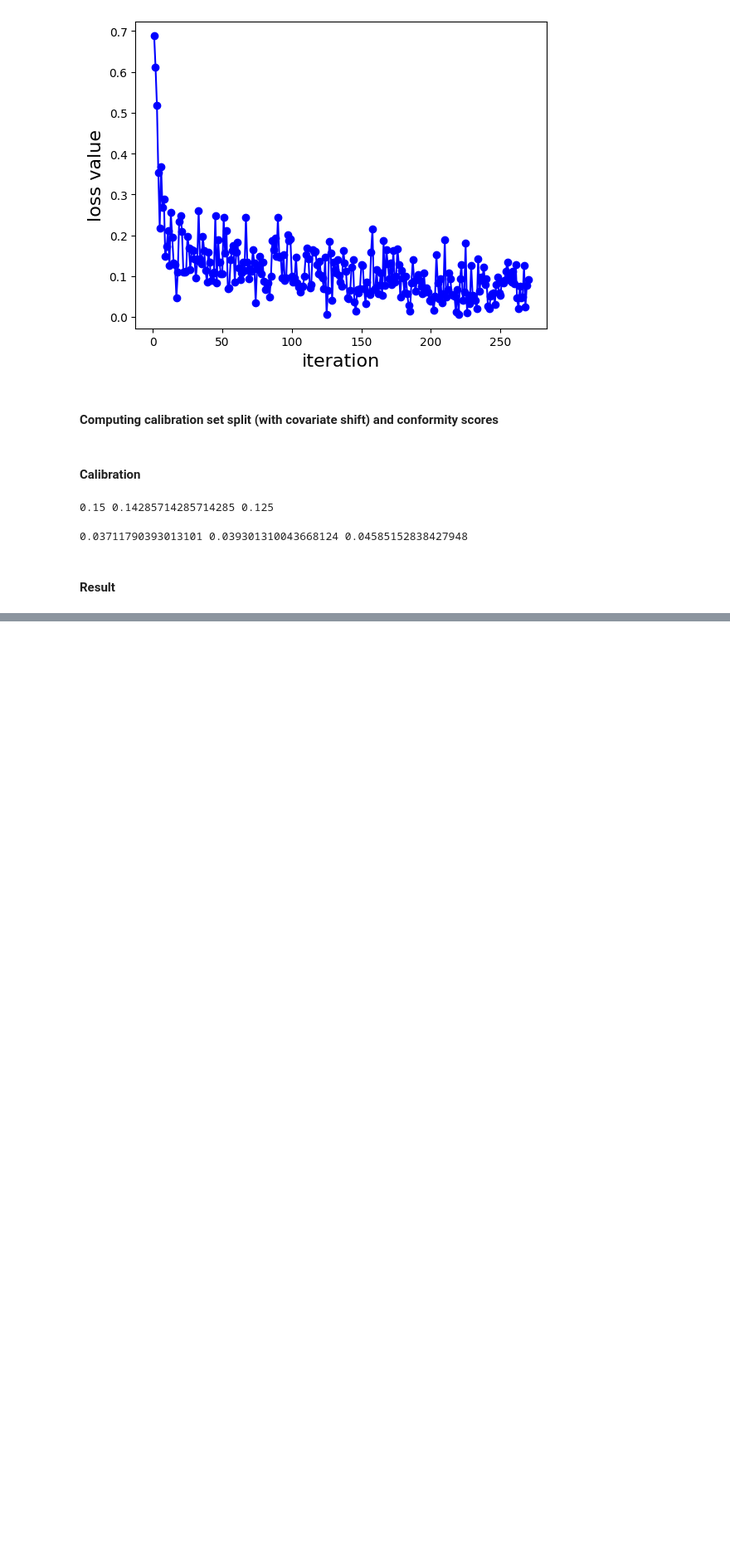
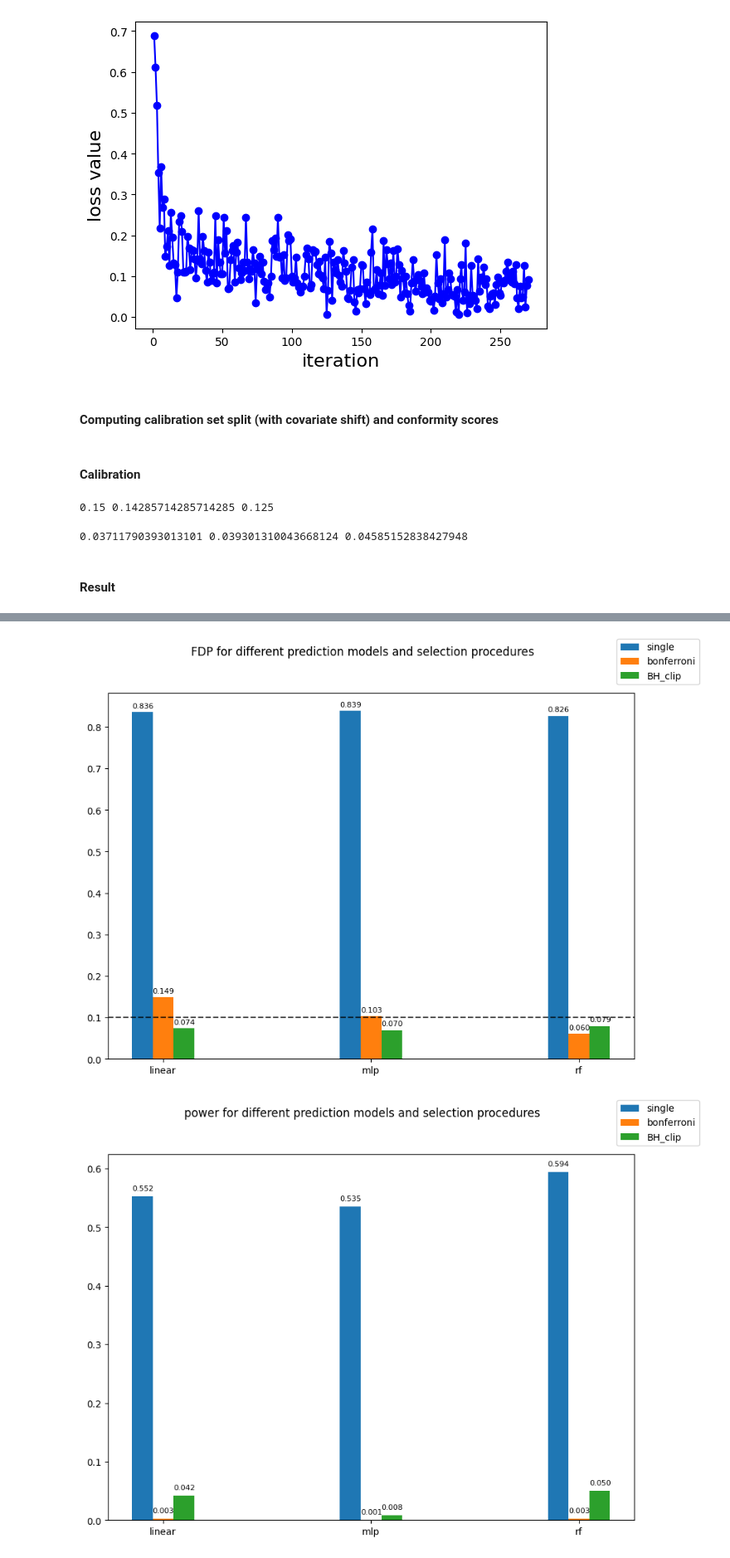
Before and after one commit to Tian-Bai/selcf_paper, a Jupyter notebook: utils/HIV.ipynb, the cells around one changed output, grey strips where cells are left out. Shown at 83% size. Drawn from its saved outputs; the diff is of its cells as text; code cells hidden in the pictures; blank space fills up the shorter version.

```diff
--- a/utils/HIV.ipynb
+++ b/utils/HIV.ipynb
@@ -250,0 +264,59 @@ all_df
+# %%
+names = ['linear', 'mlp', 'rf']
+targets = ['fdp', 'power', 'nsel', 'r_squared']
+targets_name = ['FDP', 'power', 'Number of rejections', 'R^2']
+
+for idx, target in enumerate(targets):
+    fig, ax = plt.subplots(figsize=(10, 7))
+    BH_res = []
+    BH_sub = []
+    BH_clip = []
+    bonf = []
+    single = []
+    r_sq = []
+    for reg in names:
+        if target != 'r_squared':
+            BH_res.append(all[all['regressor'] == reg][f"BH_res_{target}"].values[0])
+            BH_sub.append(all[all['regressor'] == reg][f"BH_sub_{target}"].values[0])
+            BH_clip.append(all[all['regressor'] == reg][f"BH_clip_{target}"].values[0])
+            bonf.append(all[all['regressor'] == reg][f"bonf_{target}"].values[0])
+            single.append(all[all['regressor'] == reg][f"single_{target}"].values[0])
+        else:
+            r_sq.append(all[all['regressor'] == reg]['r_squared'].values[0])
+    if target != 'r_squared':
+        ax.bar(np.arange(len(names)) - 0.1, single, 0.1, label='single')
+        ax.bar(np.arange(len(names)), bonf, 0.1, label='bonferroni')
+        ax.bar(np.arange(len(names)) + 0.1, BH_clip, 0.1, label='BH_clip')
+    else:
+        ax.bar(np.arange(len(names)), r_sq, 0.1)
+    if target == 'fdp':
+        ax.axhline(0.1, linestyle='--', alpha=0.8, color='black')
+
+    rects = ax.patches
+    labels = []
+    if target != 'r_squared':
+        for i in range(len(single)):
+            labels.append("%.3f" % single[i])
+        for i in range(len(bonf)):
+            labels.append("%.3f" % bonf[i])
+        for i in range(len(BH_clip)):
+            labels.append("%.3f" % BH_clip[i])
+    else:
+        for i in range(len(r_sq)):
+            labels.append("%.3f" % r_sq[i])
+
+    offset = 0.01
+    if target == 'r_squared':
+        offset = 0.003
+
+    for rect, label in zip(rects, labels):
+        height = rect.get_height()
+        ax.text(
+            rect.get_x(), height +offset, label, fontsize=8
+        )
+    ax.set_xticks(np.arange(len(names)), names)
+    fig.suptitle(f"{targets_name[idx]} for different prediction models and selection procedures")
+    fig.legend()
+# %% [output]
+[figure, added]
+[figure, added]
```
Also changed, not shown: parts of 6 cells of this notebook, 1 other file.
